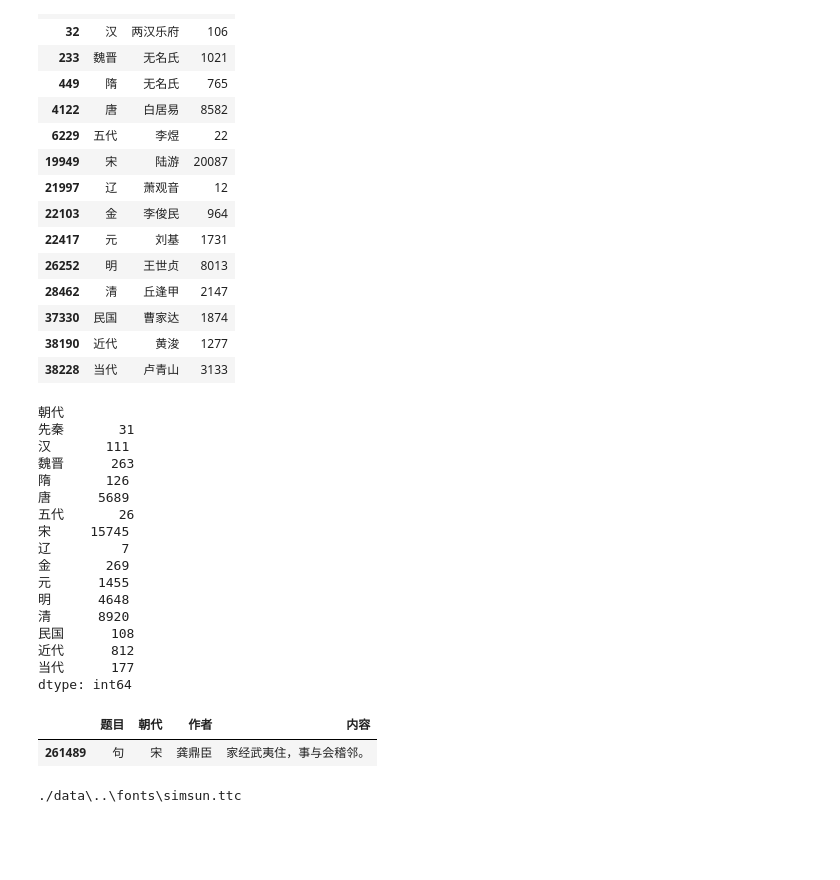
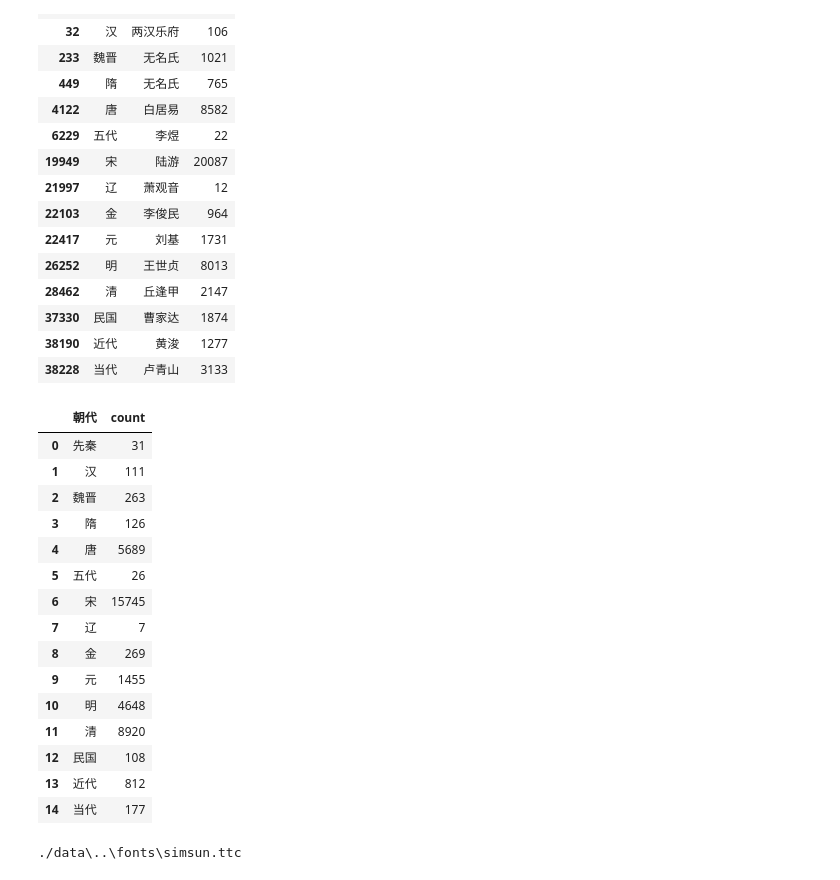
Before and after one commit to xujiachen/data-mining, a Jupyter notebook: eda.ipynb, the cells around one changed output. Saved outputs shown, nothing was run; the diff lists cells and outputs as text; code cells hidden in the pictures; blank space fills up the shorter version.

```diff
--- a/eda.ipynb
+++ b/eda.ipynb
@@ -96,30 +95,24 @@ grouped.sort_values(["朝代","count"],ascending=[True,False]).groupby("朝代")
 | 38190 | 近代 | 黄浚 | 1277 |
 | 38228 | 当代 | 卢青山 | 3133 |
 # %%
-data_df.groupby(["朝代","作者"]).agg(["nunique"]).groupby(["朝代"]).size()
+data_df.groupby(["朝代","作者"]).agg(["nunique"]).groupby(["朝代"]).size().reset_index(name='count')
 # %% [output]
-朝代
-先秦       31
-汉       111
-魏晋      263
-隋       126
-唐      5689
-五代       26
-宋     15745
-辽         7
-金       269
-元      1455
-明      4648
-清      8920
-民国      108
-近代      812
-当代      177
-dtype: int64
+|  | 朝代 | count |
+| 0 | 先秦 | 31 |
+| 1 | 汉 | 111 |
+| 2 | 魏晋 | 263 |
+| 3 | 隋 | 126 |
+| 4 | 唐 | 5689 |
+| 5 | 五代 | 26 |
+| 6 | 宋 | 15745 |
+| 7 | 辽 | 7 |
+| 8 | 金 | 269 |
+| 9 | 元 | 1455 |
+| 10 | 明 | 4648 |
+| 11 | 清 | 8920 |
+| 12 | 民国 | 108 |
+| 13 | 近代 | 812 |
+| 14 | 当代 | 177 |
-# %%
-data_df[data_df["作者"]=="龚鼎臣"]
-# %% [output]
-|  | 题目 | 朝代 | 作者 | 内容 |
-| 261489 | 句 | 宋 | 龚鼎臣 | 家经武夷住，事与会稽邻。 |
 # %%
 font_path=os.path.join(data_dir,"..","fonts",'simsun.ttc')
 print(font_path)
```
Also changed, not shown: parts of 7 cells of this notebook, 4 other files.
